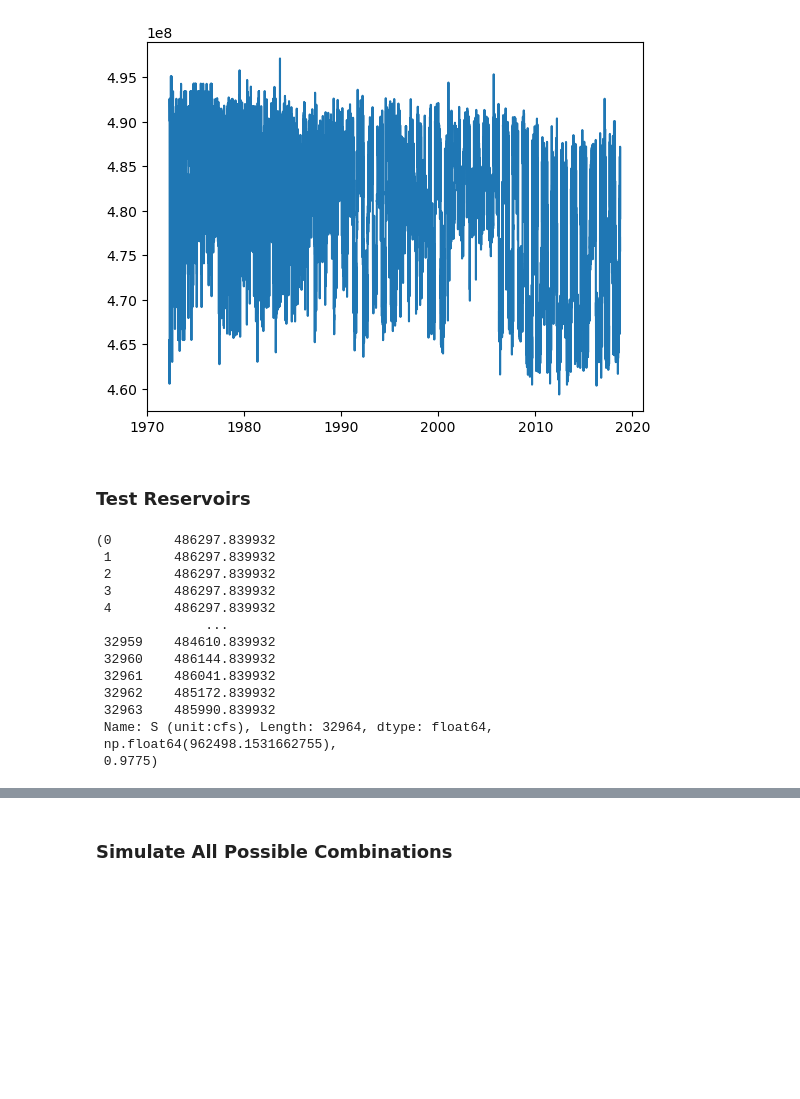
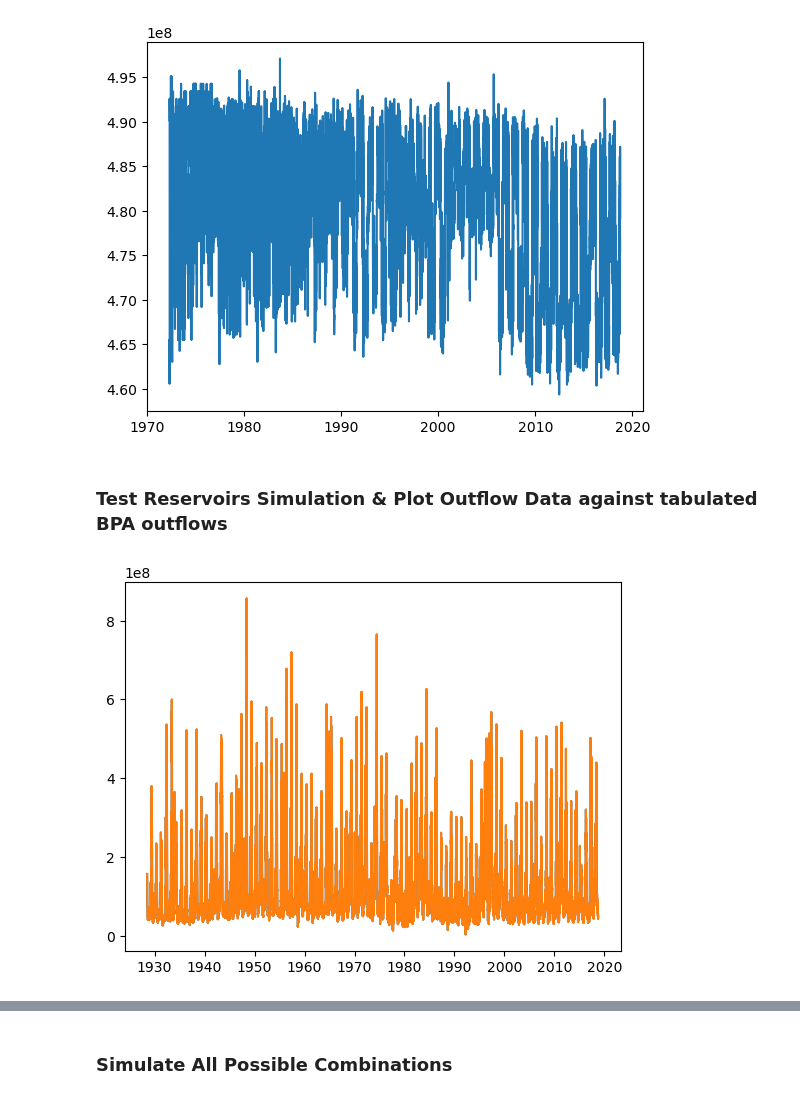
Before and after one commit to clairewang23/columbia_river_model, a Jupyter notebook: Model for Reservoir 3.ipynb, the cells around one changed output, grey strips where cells are left out. Cells and saved outputs as stored; diff of their text form; code cells hidden in the pictures; blank space fills up the shorter version.

```diff
--- a/Model for Reservoir 3.ipynb
+++ b/Model for Reservoir 3.ipynb
@@ -123,30 +161,21 @@ plt.plot(ice_harbor_data['date'][16000:], ice_harbor_storage[16000:])
 [<matplotlib.lines.Line2D at 0x...>]
 [figure]
 # %% [markdown]
-### Test Reservoirs
+### Test Reservoirs Simulation & Plot Outflow Data against tabulated BPA outflows
 # %%
-LGR_outflow, LGR_hydro, LGR_fish = lower_granite.simulate(1, 0, lower_granite_data['date'], lower_granite_data['A (unit:cfs)'], 0, lower_granite_data['S (unit:cfs)'])
+LGR_outflow, LGR_hydro, LGR_fish = lower_granite.simulate(1, 0, lower_granite_data['date'], lower_granite_data['A (unit:cfs)']*2447, 0, lower_granite_data['S (unit:cfs)'])
 
-LGO_outflow, LGO_hydro, LGO_fish = little_goose.simulate(1, 0,little_goose_data['date'], LGR_hydro, 0, little_goose_data['S (unit:cfs)'])
-display(LGO_outflow)
+LGO_outflow, LGO_hydro, LGO_fish = little_goose.simulate(1, 0, little_goose_data['date'], LGR_outflow, 0, little_goose_data['S (unit:cfs)'])
 
-# LM_sim = lower_monumental.simulate(1, 0,lower_monumental_data['date'], lower_monumental_data['H (unit:cfs)'], lower_monumental_data['S (unit:cfs)'])
-# display(LM_sim)
+LM_outflow, LM_hydro, LM_fish = lower_monumental.simulate(1, 0, lower_monumental_data['date'], LGO_outflow, lower_monumental_data['L (unit:cfs)'], lower_monumental_data['S (unit:cfs)'])
 
-# IH_sim = ice_harbor.simulate(1, 0,ice_harbor_data['date'], ice_harbor_data['H (unit:cfs)'], ice_harbor_data['S (unit:cfs)'])
-# display(IH_sim)
+IH_outflow, IH_hydro, IH_fish = ice_harbor.simulate(1, 0,ice_harbor_data['date'], LM_outflow, ice_harbor_data['L (unit:cfs)'], ice_harbor_data['S (unit:cfs)'])
-# %% [output]
-(0        486297.839932
- 1        486297.839932
- 2        486297.839932
- 3        486297.839932
- 4        486297.839932
-              ...
- 32959    484610.839932
- 32960    486144.839932
- 32961    486041.839932
- 32962    485172.839932
- 32963    485990.839932
- Name: S (unit:cfs), Length: 32964, dtype: float64,
- np.float64(962498.1531662755),
- 0.9775)
+# %%
+#plotting direct outflow data versus simulated outflow for lower granite
+lower_granite_outflow = pd.read_csv('lowergraniteoutflow.csv')
+lower_granite_outflow['date'] = pd.to_datetime(lower_granite_outflow['date'])
+plt.plot(lower_granite_data['date'],LGR_outflow)
+plt.plot(lower_granite_data['date'],lower_granite_outflow['H (unit:cfs)']*2447)
+plt.show()
+# %% [output]
+[figure, added]
```
Also changed, not shown: parts of 9 cells of this notebook, 3 other files.
